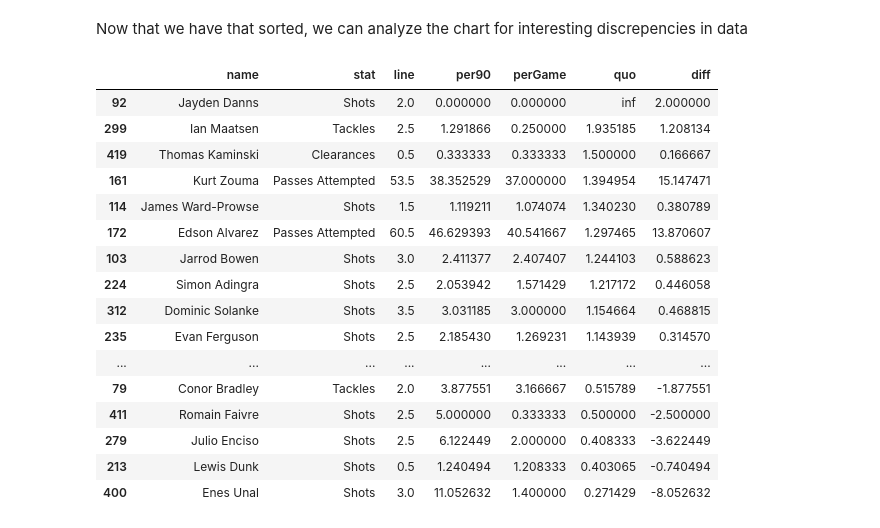
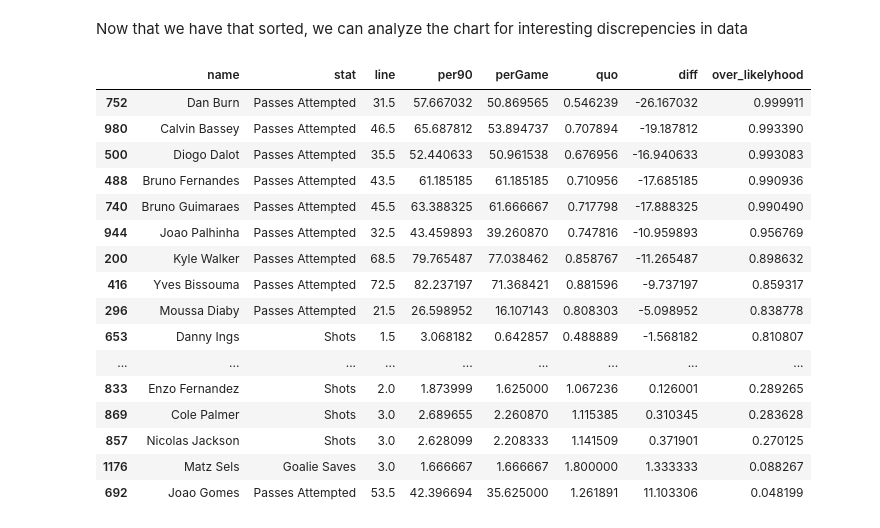
Before and after one commit to akann0/soccer-betting, a Jupyter notebook: one_var_comp.ipynb, the cells around one changed output. Drawn from its saved outputs; the diff is of its cells as text; code cells hidden in the pictures.

```diff
--- a/one_var_comp.ipynb
+++ b/one_var_comp.ipynb
@@ -4,3 +4,8 @@ For now, starter code that compares lines from the two files and prints out the
 import json, csv
 import pandas as pd
 from constants import *
+import numpy as np
+from scipy.stats import poisson
+
+def poisson_over_likelyhood(mean, target):
+    return 1 - poisson.cdf(target, mean)
@@ -26,4 +40,6 @@ players
 713 rows × 17 columns
 # %%
+merged = merged.loc[merged['minutes'] > 200].loc[merged['games'] > 5]
+
 merged.loc[merged['Goalie Saves'] > 0].head()
 # %% [output]
@@ -113,26 +109,28 @@ Fouls nan
 # %% [markdown]
 Now that we have that sorted, we can analyze the chart for interesting discrepencies in data
 # %%
-df = df.assign(quo = df['line'] / df['per90']).assign(diff = df['line'] - df['per90'])
+df = df.assign(quo = df['line'] / df['per90']).assign(diff = df['line'] - df['per90']).assign(over_likelyhood = poisson_over_likelyhood(df['per90'], df['line']))
 
-df = df.sort_values(by='quo', ascending=False)
+df = df.sort_values(by='over_likelyhood', ascending=False)
 
+# show the full thing
+pd.set_option('display.max_rows', None)
 df
 # %% [output]
-|  | name | stat | line | per90 | perGame | quo | diff |
-| 92 | Jayden Danns | Shots | 2.0 | 0.000000 | 0.000000 | inf | 2.000000 |
-| 299 | Ian Maatsen | Tackles | 2.5 | 1.291866 | 0.250000 | 1.935185 | 1.208134 |
-| 419 | Thomas Kaminski | Clearances | 0.5 | 0.333333 | 0.333333 | 1.500000 | 0.166667 |
-| 161 | Kurt Zouma | Passes Attempted | 53.5 | 38.352529 | 37.000000 | 1.394954 | 15.147471 |
-| 114 | James Ward-Prowse | Shots | 1.5 | 1.119211 | 1.074074 | 1.340230 | 0.380789 |
-| 172 | Edson Alvarez | Passes Attempted | 60.5 | 46.629393 | 40.541667 | 1.297465 | 13.870607 |
-| 103 | Jarrod Bowen | Shots | 3.0 | 2.411377 | 2.407407 | 1.244103 | 0.588623 |
-| 224 | Simon Adingra | Shots | 2.5 | 2.053942 | 1.571429 | 1.217172 | 0.446058 |
-| 312 | Dominic Solanke | Shots | 3.5 | 3.031185 | 3.000000 | 1.154664 | 0.468815 |
-| 235 | Evan Ferguson | Shots | 2.5 | 2.185430 | 1.269231 | 1.143939 | 0.314570 |
-| ... | ... | ... | ... | ... | ... | ... | ... |
-| 79 | Conor Bradley | Tackles | 2.0 | 3.877551 | 3.166667 | 0.515789 | -1.877551 |
-| 411 | Romain Faivre | Shots | 2.5 | 5.000000 | 0.333333 | 0.500000 | -2.500000 |
-| 279 | Julio Enciso | Shots | 2.5 | 6.122449 | 2.000000 | 0.408333 | -3.622449 |
-| 213 | Lewis Dunk | Shots | 0.5 | 1.240494 | 1.208333 | 0.403065 | -0.740494 |
-| 400 | Enes Unal | Shots | 3.0 | 11.052632 | 1.400000 | 0.271429 | -8.052632 |
+|  | name | stat | line | per90 | perGame | quo | diff | over_likelyhood |
+| 752 | Dan Burn | Passes Attempted | 31.5 | 57.667032 | 50.869565 | 0.546239 | -26.167032 | 0.999911 |
+| 980 | Calvin Bassey | Passes Attempted | 46.5 | 65.687812 | 53.894737 | 0.707894 | -19.187812 | 0.993390 |
+| 500 | Diogo Dalot | Passes Attempted | 35.5 | 52.440633 | 50.961538 | 0.676956 | -16.940633 | 0.993083 |
+| 488 | Bruno Fernandes | Passes Attempted | 43.5 | 61.185185 | 61.185185 | 0.710956 | -17.685185 | 0.990936 |
+| 740 | Bruno Guimaraes | Passes Attempted | 45.5 | 63.388325 | 61.666667 | 0.717798 | -17.888325 | 0.990490 |
+| 944 | Joao Palhinha | Passes Attempted | 32.5 | 43.459893 | 39.260870 | 0.747816 | -10.959893 | 0.956769 |
+| 200 | Kyle Walker | Passes Attempted | 68.5 | 79.765487 | 77.038462 | 0.858767 | -11.265487 | 0.898632 |
+| 416 | Yves Bissouma | Passes Attempted | 72.5 | 82.237197 | 71.368421 | 0.881596 | -9.737197 | 0.859317 |
+| 296 | Moussa Diaby | Passes Attempted | 21.5 | 26.598952 | 16.107143 | 0.808303 | -5.098952 | 0.838778 |
+| 653 | Danny Ings | Shots | 1.5 | 3.068182 | 0.642857 | 0.488889 | -1.568182 | 0.810807 |
+| ... | ... | ... | ... | ... | ... | ... | ... | ... |
+| 833 | Enzo Fernandez | Shots | 2.0 | 1.873999 | 1.625000 | 1.067236 | 0.126001 | 0.289265 |
+| 869 | Cole Palmer | Shots | 3.0 | 2.689655 | 2.260870 | 1.115385 | 0.310345 | 0.283628 |
+| 857 | Nicolas Jackson | Shots | 3.0 | 2.628099 | 2.208333 | 1.141509 | 0.371901 | 0.270125 |
+| 1176 | Matz Sels | Goalie Saves | 3.0 | 1.666667 | 1.666667 | 1.800000 | 1.333333 | 0.088267 |
+| 692 | Joao Gomes | Passes Attempted | 53.5 | 42.396694 | 35.625000 | 1.261891 | 11.103306 | 0.048199 |
```
Also changed, not shown: parts of 5 cells of this notebook, 14 other files.
